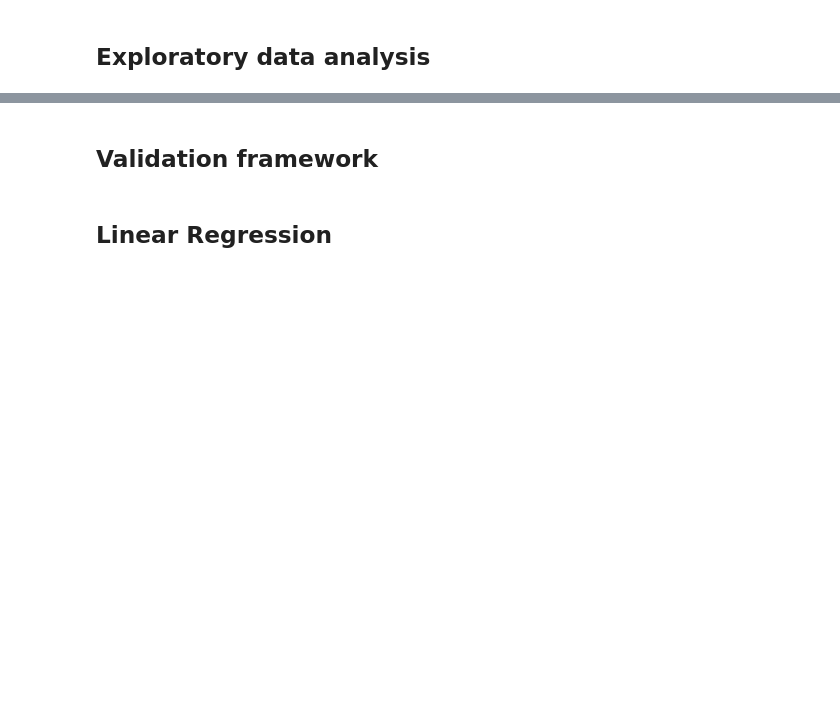
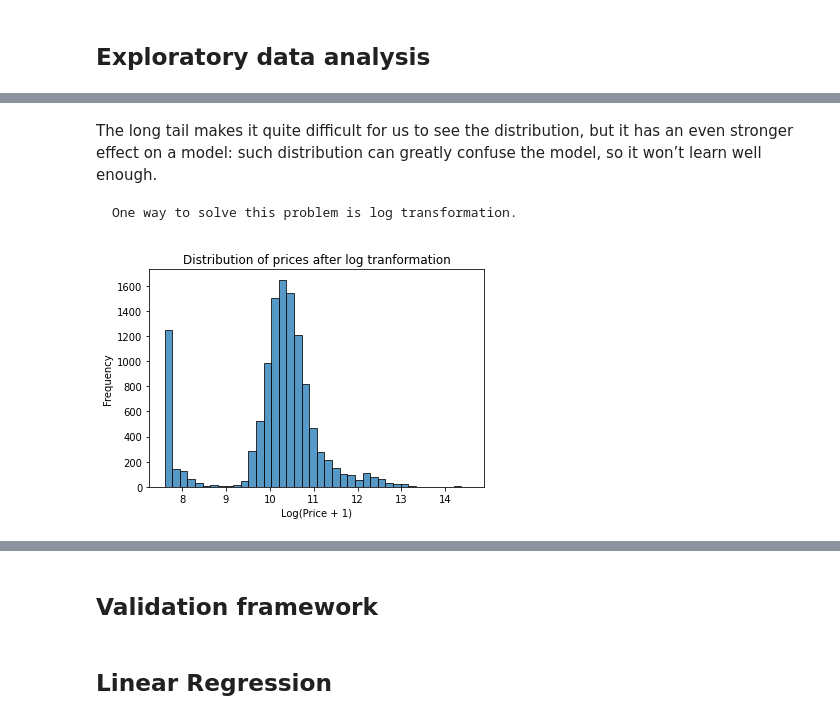
Before and after one commit to a7madmostafa/Learn-ML-by-Projects, a Jupyter notebook: Regression_Car_Price_Prediction.ipynb, the cells around one changed output, grey strips where cells are left out. Drawn from its saved outputs; the diff is of its cells as text; code cells hidden in the pictures; blank space fills up the shorter version.

```diff
--- a/Regression_Car_Price_Prediction.ipynb
+++ b/Regression_Car_Price_Prediction.ipynb
@@ -69,11 +142,17 @@ plt.show()
+# %% [markdown]
+The long tail makes it quite difficult for us to see the distribution, but it has an even stronger effect on a model: such distribution can greatly confuse the model, so it won’t learn well enough.
+
+    One way to solve this problem is log transformation.
 # %%
-log_price = np.log1p(df.msrp)
+df['log_price'] = np.log1p(df.price)
 
 plt.figure(figsize=(6, 4))
 
-sns.histplot(log_price, bins=40, color='black', alpha=1)
+sns.histplot(df.log_price, bins=40)
 plt.ylabel('Frequency')
 plt.xlabel('Log(Price + 1)')
 plt.title('Distribution of prices after log tranformation')
 
 plt.show()
+# %% [output]
+[figure, added]
```
Also changed, not shown: parts of 14 cells of this notebook.
